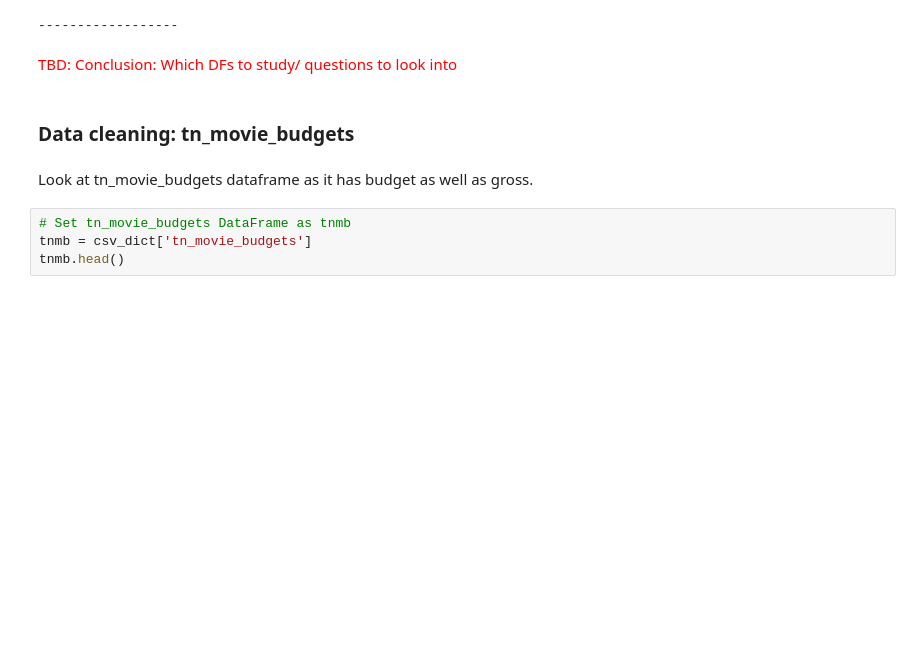
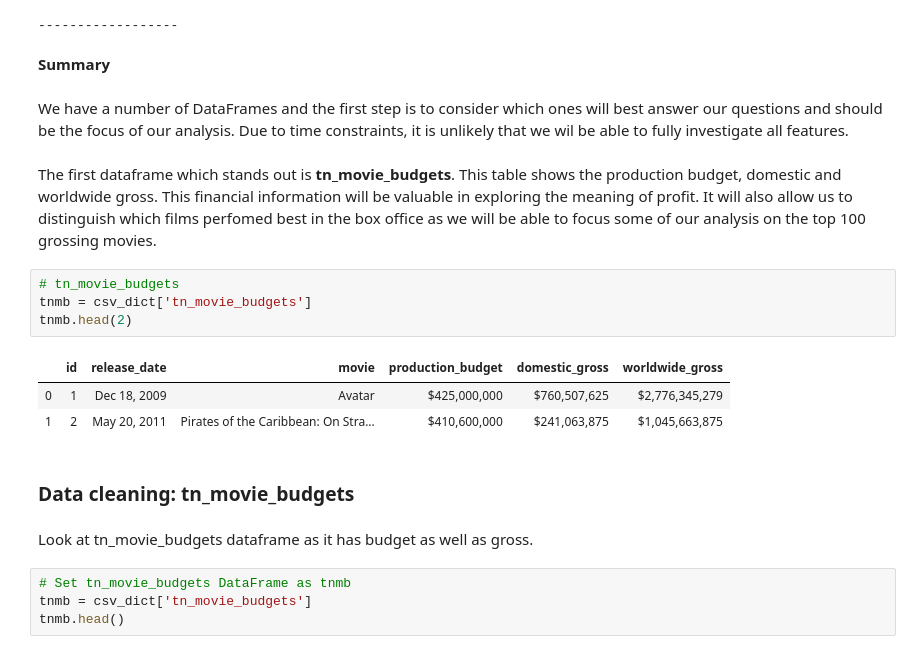
Before and after one commit to nadinezab/making-movies, a Jupyter notebook: Making Movies.ipynb, the cells around one changed output. Saved outputs shown, nothing was run; the diff lists cells and outputs as text; blank space fills up the shorter version.

```diff
--- a/Making Movies.ipynb
+++ b/Making Movies.ipynb
@@ -153,8 +199,20 @@ rt_movie_info
 | 3 | 6 | Michael Douglas runs afoul of a t... | R | Drama|Mystery and Suspense | Barry Levinson | Paul Attanasio|Michael Crichton | Dec 9, 1994 | Aug 27, 1997 | NaN | NaN | ... |
 | 4 | 7 | NaN | NR | Drama|Romance | Rodney Bennett | Giles Cooper | NaN | NaN | NaN | NaN | ... |
 ------------------
-# %% [markdown]
-<p style="color:red">TBD: Conclusion: Which DFs to study/ questions to look into</p>
+# %% [markdown]
+<b> Summary </b>
+# %% [markdown]
+We have a number of DataFrames and the first step is to consider which ones will best answer our questions and should be the focus of our analysis. Due to time constraints, it is unlikely that we wil be able to fully investigate all features.
+# %% [markdown]
+The first dataframe which stands out is <b>tn_movie_budgets</b>. This table shows the production budget, domestic and worldwide gross. This financial information will be valuable in exploring the meaning of profit. It will also allow us to distinguish which films perfomed best in the box office as we will be able to focus some of our analysis on the top 100 grossing movies.
+# %%
+# tn_movie_budgets
+tnmb = csv_dict['tn_movie_budgets']
+tnmb.head(2)
+# %% [output]
+|  | id | release_date | movie | production_budget | domestic_gross | worldwide_gross |
+| 0 | 1 | Dec 18, 2009 | Avatar | $425,000,000 | $760,507,625 | $2,776,345,279 |
+| 1 | 2 | May 20, 2011 | Pirates of the Caribbean: On Stra... | $410,600,000 | $241,063,875 | $1,045,663,875 |
 # %% [markdown]
 ### Data cleaning: tn_movie_budgets
 # %% [markdown]
```
Also changed, not shown: parts of 18 cells of this notebook.
